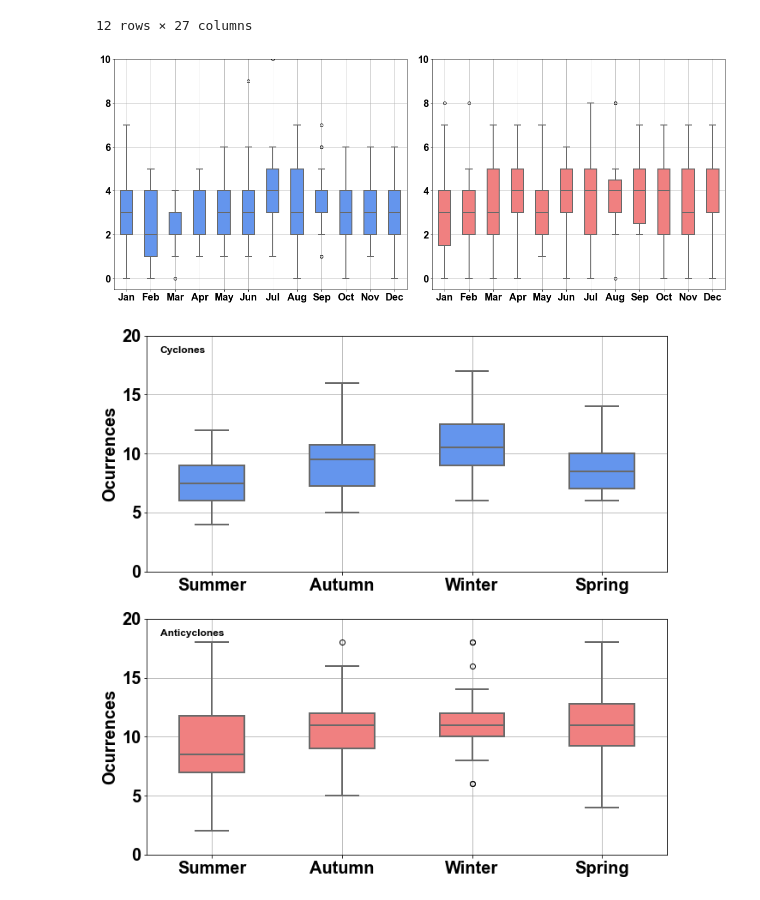
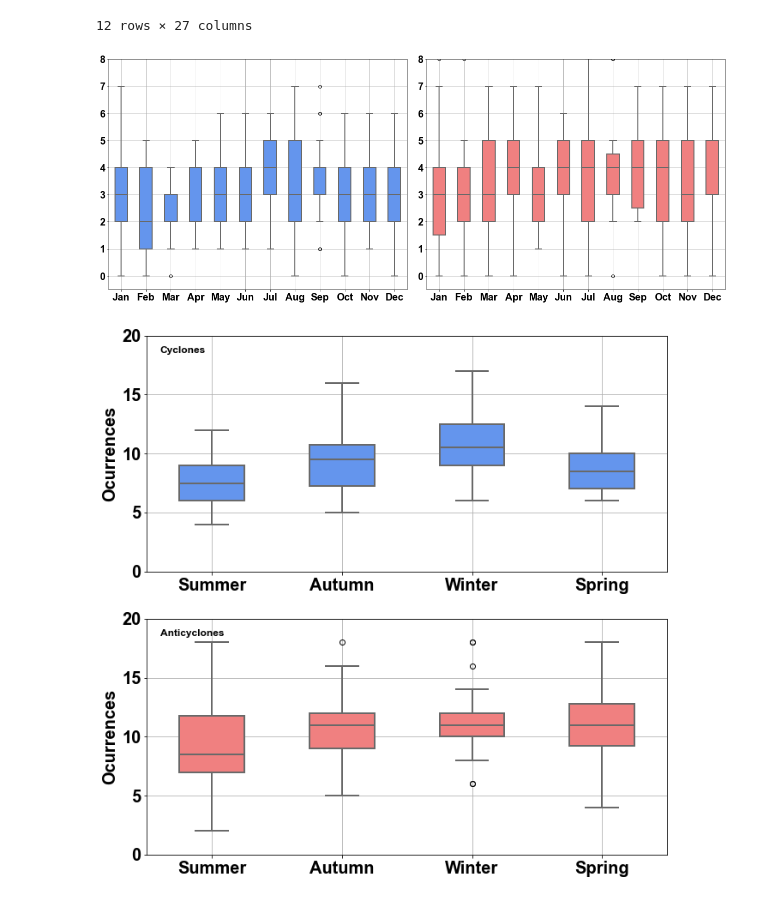
Before and after one commit to igoruchoa/BC_eddies, a Jupyter notebook: track_analysis_current.ipynb, the cells around one changed output. Drawn from its saved outputs; the diff is of its cells as text; code cells hidden in the pictures.

```diff
--- a/track_analysis_current.ipynb
+++ b/track_analysis_current.ipynb
@@ -101,7 +72,7 @@ ltmn=-29;ltmx=-14;lnmn=-52;lnmx=-35.
 
 topo=Dataset('/Users/iufarias/Documents/META3.1exp/bat/etopo1_bedrock.nc')
 xb=topo['lon'][:];yb=topo['lat'][:];zb=topo['Band1'][:];
-zb=smoo(zb,20)
+zb=util.smoo(zb,20)
 xxb,yyb=np.meshgrid(xb,yb);
 # %% [markdown]
 ### Bathymetric Path
@@ -1260,36 +1231,36 @@ plt.setp(cbp['caps'],color='dimgray',linewidth=2)
 #     whisk.set(color='dimgray',linewidth=2)
 #     # fly.set(color='k', linewidth=2,alpha=0.8)
 
 
 plt.grid()
 plt.xticks(ticks=np.arange(1,13),labels=mostr,fontsize=20)
-plt.ylim(-0.5,10)
+plt.ylim(-0.5,8)
 
 
 ax2 = plt.subplot(gs[0,1])
 
 abp=plt.boxplot(Abox.T,widths=0.5,patch_artist=True)
 
 for box in abp['boxes']:
     box.set(color='dimgray',linewidth=2)
     box.set(facecolor = 'lightcoral')
     # box.set(hatch = '/')
 
 plt.setp(abp['whiskers'],color='dimgray',linewidth=2)
 plt.setp(abp['fliers'],color='dimgray',linewidth=2)
 plt.setp(abp['medians'],color='dimgray',linewidth=2)
 plt.setp(abp['caps'],color='dimgray',linewidth=2)
 
 
 plt.grid()
 plt.xticks(ticks=np.arange(1,13),labels=mostr,fontsize=20)
-plt.ylim(-0.5,10)
+plt.ylim(-0.5,8)
 
 plt.tight_layout()
 # plt.savefig('/home/igor/Dropbox/META_eddydetection_images/Boxplot_Month.png')
 # plt.close()
 # %% [output]
-[figure, old version]
+[figure, new version]
 # %%
 
 'BOX PLOT SEASONAL'
```
Also changed, not shown: parts of 9 cells of this notebook, 1 other file.
